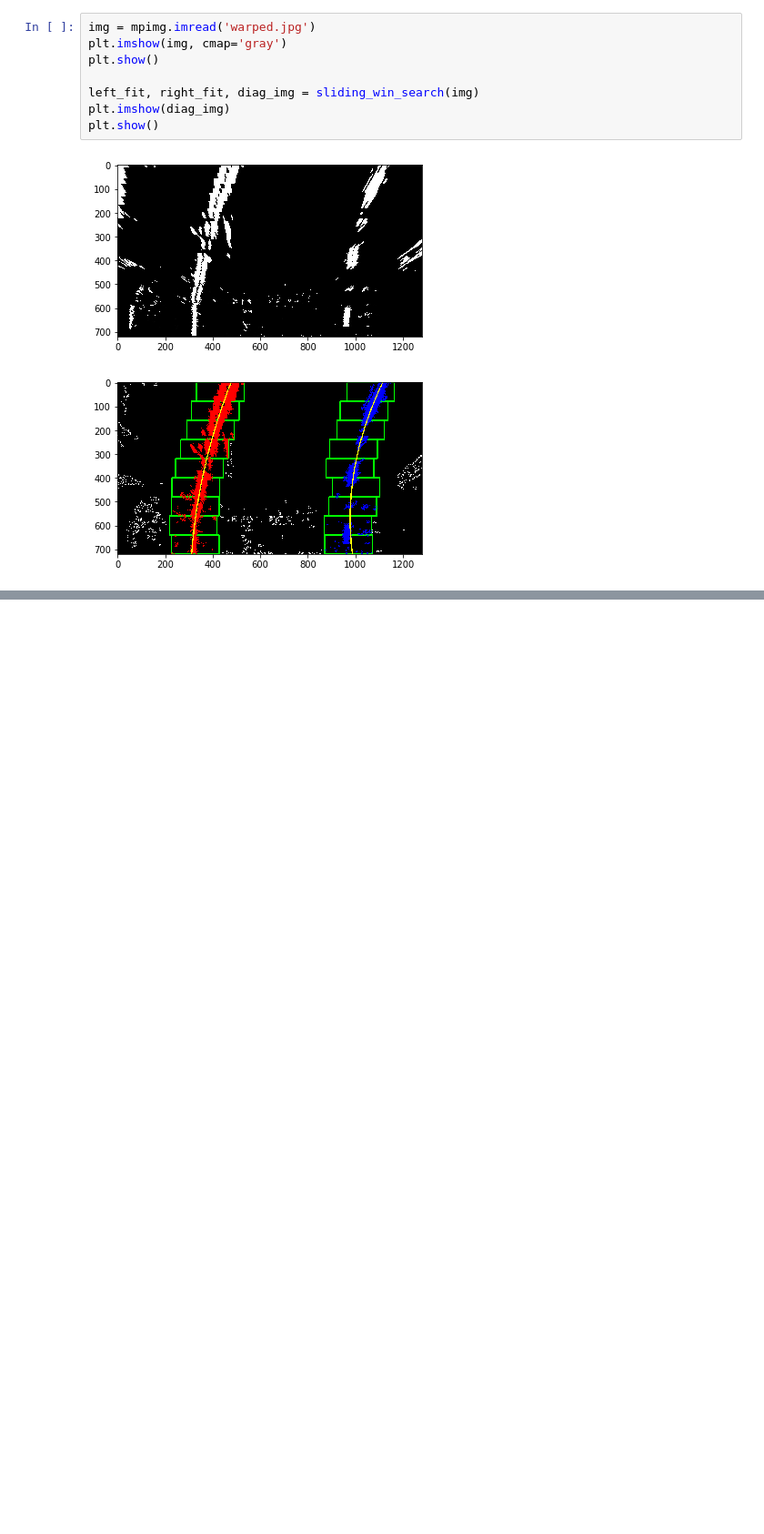
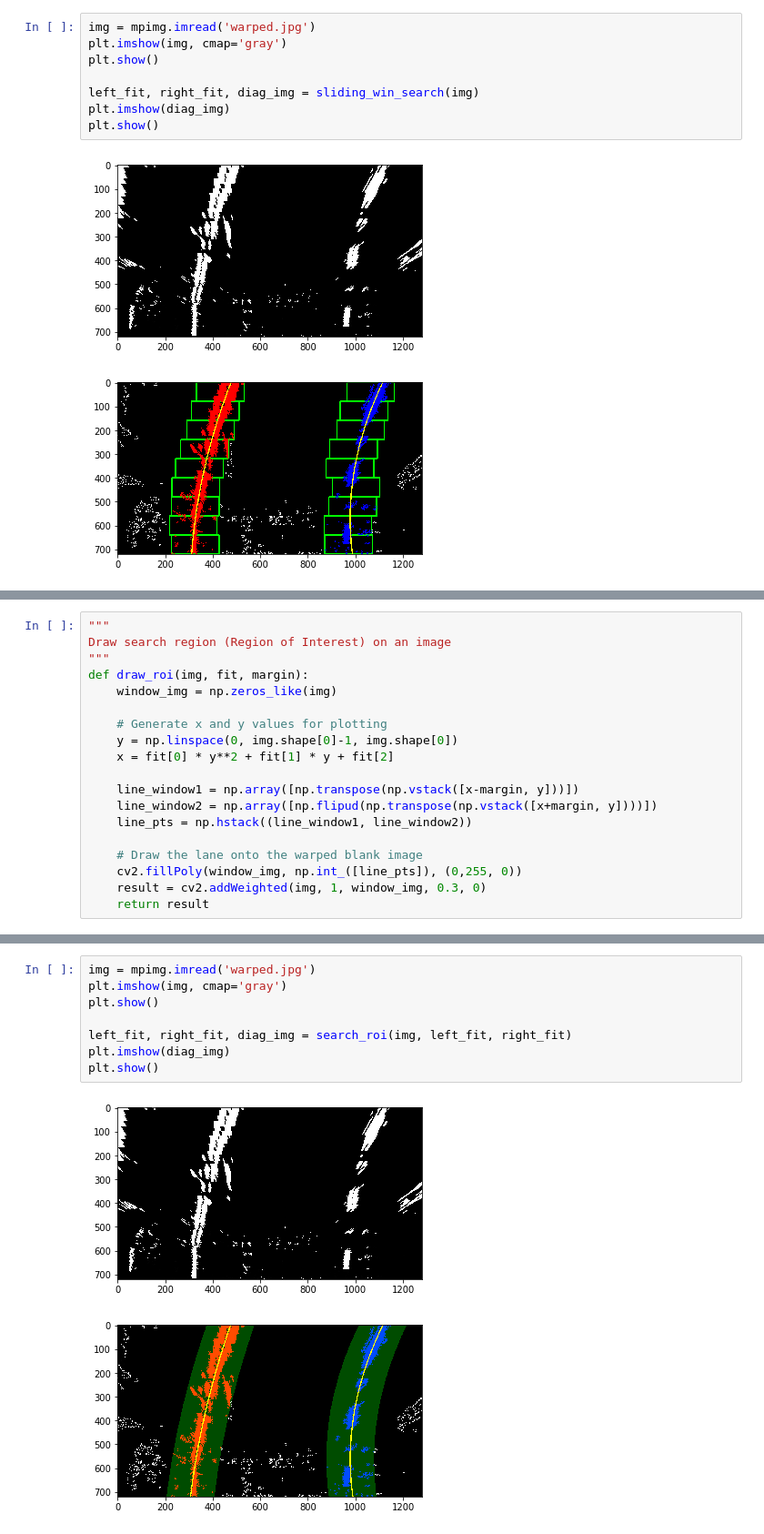
Before and after one commit to dmsehuang/CarND-Advanced-Lane-Lines, a Jupyter notebook: Lane_locator.ipynb, the cells around one changed output, grey strips where cells are left out. Shown: that part at 91% size. Drawn from its saved outputs; the diff is of its cells as text; blank space fills up the shorter version.

Commit message:
Complete ROI search function.

```diff
--- a/Lane_locator.ipynb
+++ b/Lane_locator.ipynb
@@ -109,0 +140,19 @@ plt.show()
+# %%
+"""
+Draw search region (Region of Interest) on an image
+"""
+def draw_roi(img, fit, margin):
+    window_img = np.zeros_like(img)
+
+    # Generate x and y values for plotting
+    y = np.linspace(0, img.shape[0]-1, img.shape[0])
+    x = fit[0] * y**2 + fit[1] * y + fit[2]
+
+    line_window1 = np.array([np.transpose(np.vstack([x-margin, y]))])
+    line_window2 = np.array([np.flipud(np.transpose(np.vstack([x+margin, y])))])
+    line_pts = np.hstack((line_window1, line_window2))
+
+    # Draw the lane onto the warped blank image
+    cv2.fillPoly(window_img, np.int_([line_pts]), (0,255, 0))
+    result = cv2.addWeighted(img, 1, window_img, 0.3, 0)
+    return result
@@ -109,0 +200,11 @@ plt.show()
+# %%
+img = mpimg.imread('warped.jpg')
+plt.imshow(img, cmap='gray')
+plt.show()
+
+left_fit, right_fit, diag_img = search_roi(img, left_fit, right_fit)
+plt.imshow(diag_img)
+plt.show()
+# %% [output]
+[figure, added]
+[figure, added]
```
Also changed, not shown: parts of 6 cells of this notebook.
